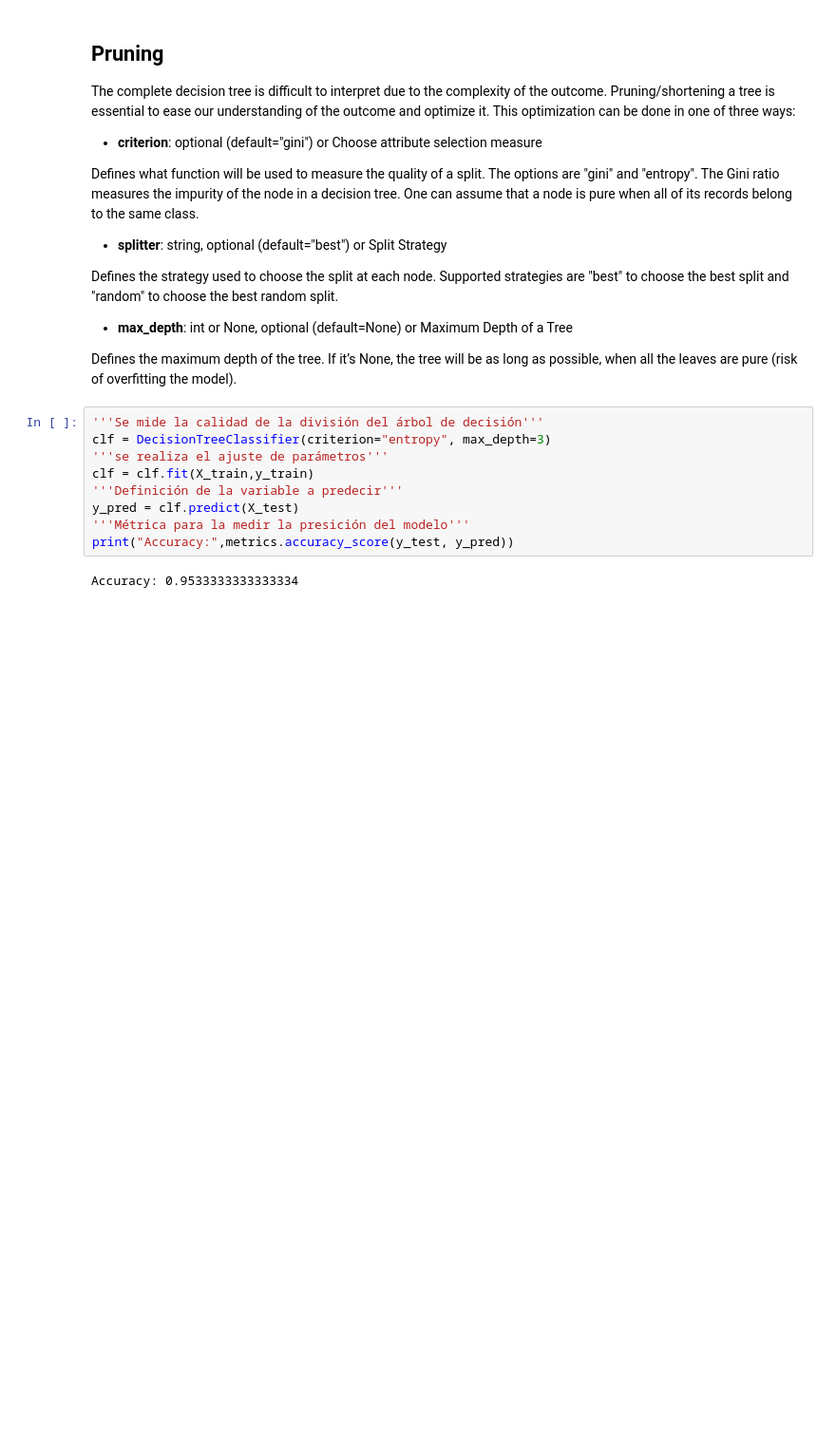
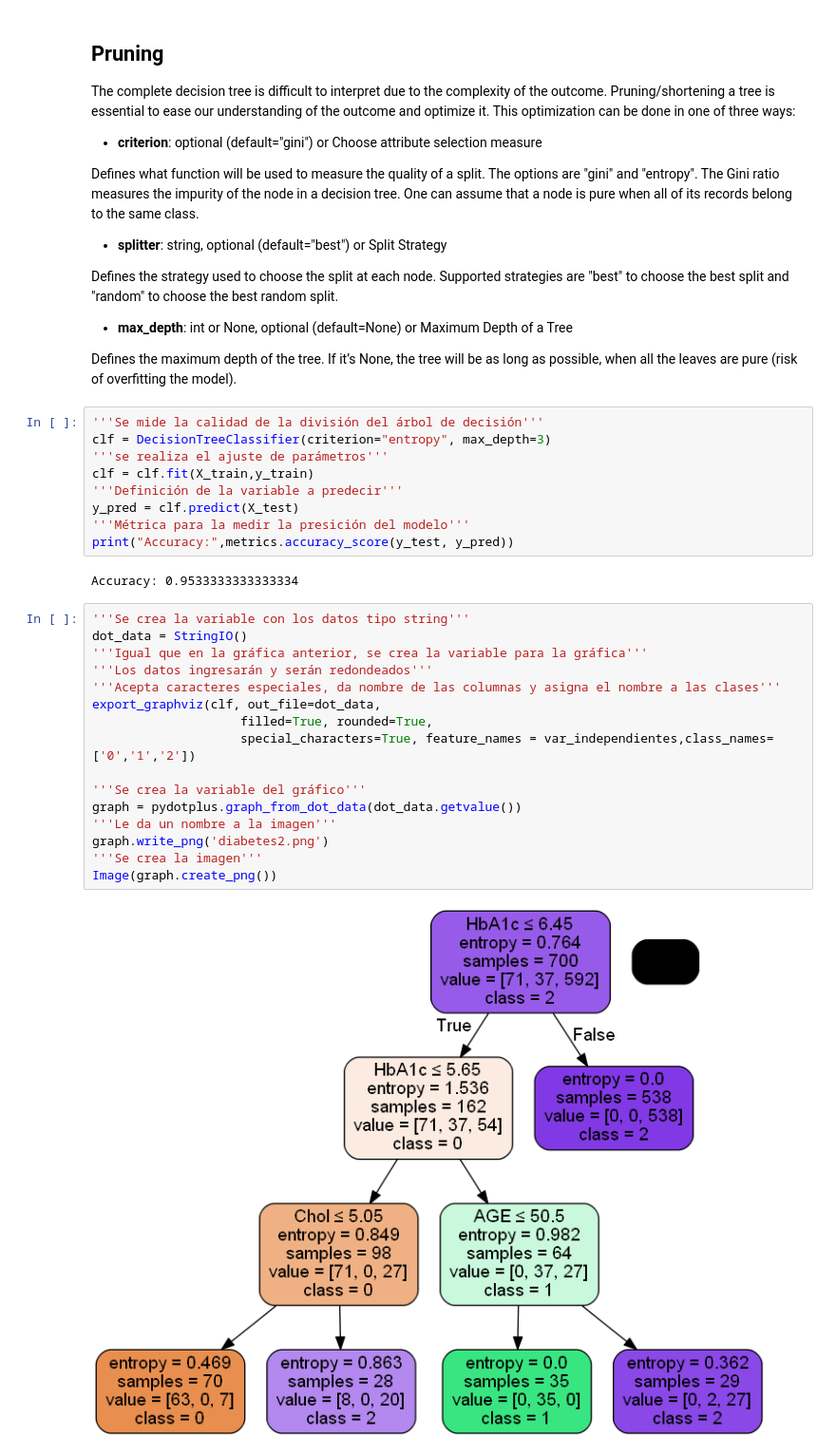
Before and after one commit to Jhani18/LimpiezaBaseDeDatos, a Jupyter notebook: [NRC_6292]_JhaniraAranda_Lab1Unidad2-checkpoint.ipynb, the cells around one changed output. Shown at 95% size. Saved outputs shown, nothing was run; the diff lists cells and outputs as text; blank space fills up the shorter version.

Commit message:
Gráfica del pruning del árbol

```diff
--- a/[NRC_6292]_JhaniraAranda_Lab1Unidad2-checkpoint.ipynb
+++ b/[NRC_6292]_JhaniraAranda_Lab1Unidad2-checkpoint.ipynb
@@ -220,3 +220,21 @@ y_pred = clf.predict(X_test)
 print("Accuracy:",metrics.accuracy_score(y_test, y_pred))
 # %% [output]
 Accuracy: 0.9533333333333334
+# %%
+'''Se crea la variable con los datos tipo string'''
+dot_data = StringIO()
+'''Igual que en la gráfica anterior, se crea la variable para la gráfica'''
+'''Los datos ingresarán y serán redondeados'''
+'''Acepta caracteres especiales, da nombre de las columnas y asigna el nombre a las clases'''
+export_graphviz(clf, out_file=dot_data,
+                    filled=True, rounded=True,
+                    special_characters=True, feature_names = var_independientes,class_names=['0','1','2'])
+
+'''Se crea la variable del gráfico'''
+graph = pydotplus.graph_from_dot_data(dot_data.getvalue())
+'''Le da un nombre a la imagen'''
+graph.write_png('diabetes2.png')
+'''Se crea la imagen'''
+Image(graph.create_png())
+# %% [output]
+[figure, added]
```
